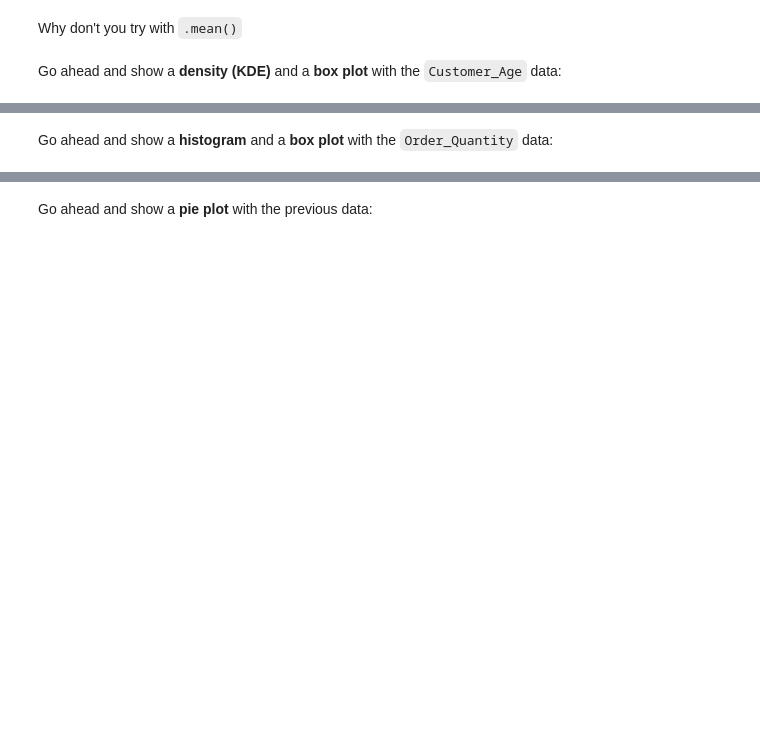
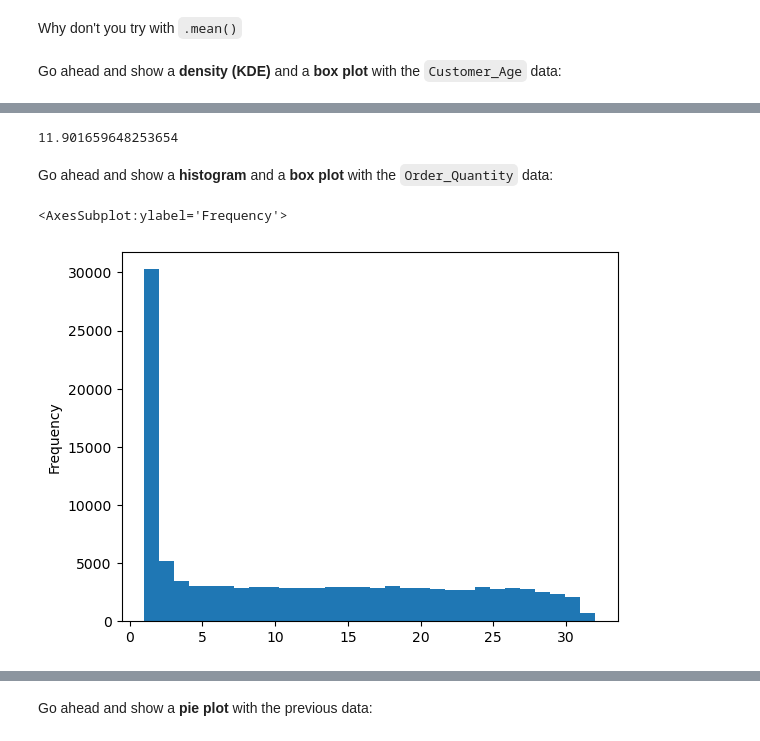
Before and after one commit to guillenunezc/FreeCodeCamp-Pandas-Real-Life-Example, a Jupyter notebook: Exercises_1.ipynb, the cells around one changed output, grey strips where cells are left out. Drawn from its saved outputs; the diff is of its cells as text; code cells hidden in the pictures; blank space fills up the shorter version.

```diff
--- a/Exercises_1.ipynb
+++ b/Exercises_1.ipynb
@@ -45,9 +74,16 @@ sales['Customer_Age'].plot(kind='box', vert=False, figsize=(14,6))
 ### What's the mean of `Order_Quantity`?
 # %%
 # your code goes here
+sales["Order_Quantity"].mean()
+# %% [output]
+11.901659648253654
 # %%
 sales['Order_Quantity'].mean()
 # %% [markdown]
 Go ahead and show a <b>histogram</b> and a <b>box plot</b> with the `Order_Quantity` data:
 # %%
 # your code goes here
+sales["Order_Quantity"].plot(kind="hist", bins=30)
+# %% [output]
+<AxesSubplot:ylabel='Frequency'>
+[figure, added]
```
Also changed, not shown: parts of 34 cells of this notebook.
